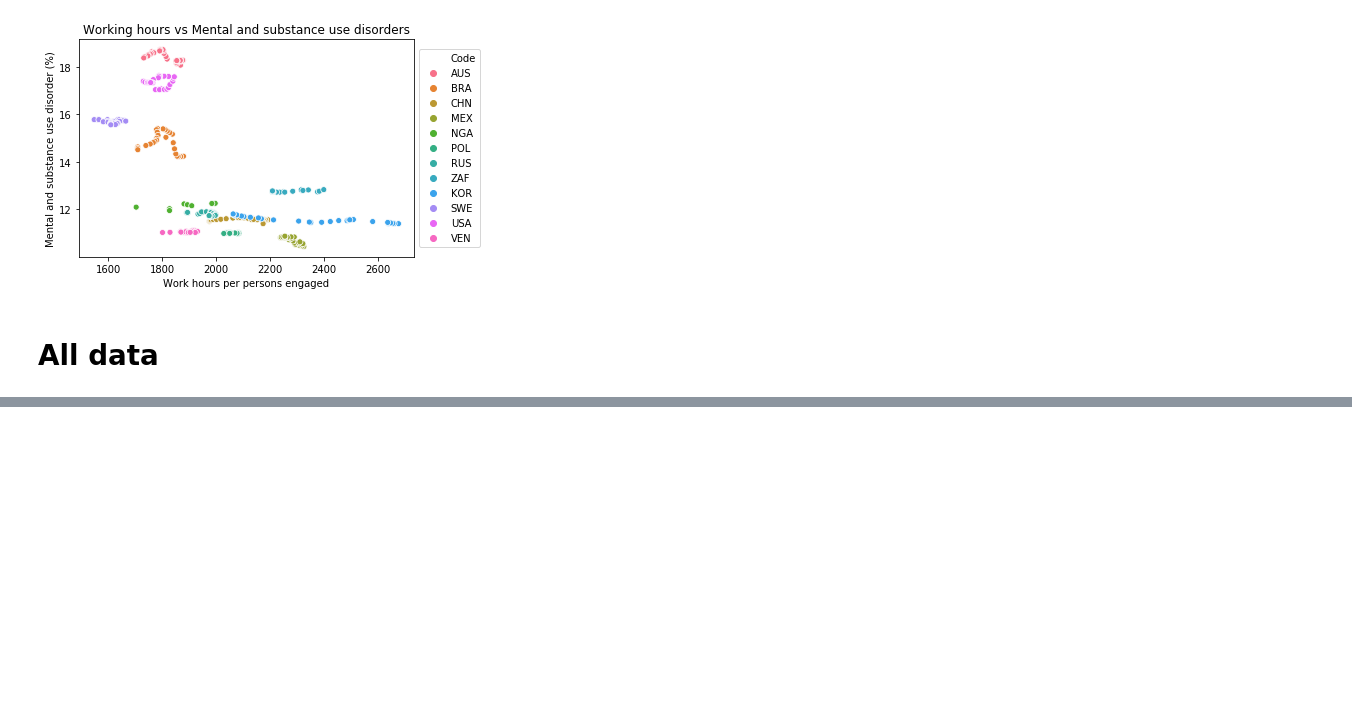
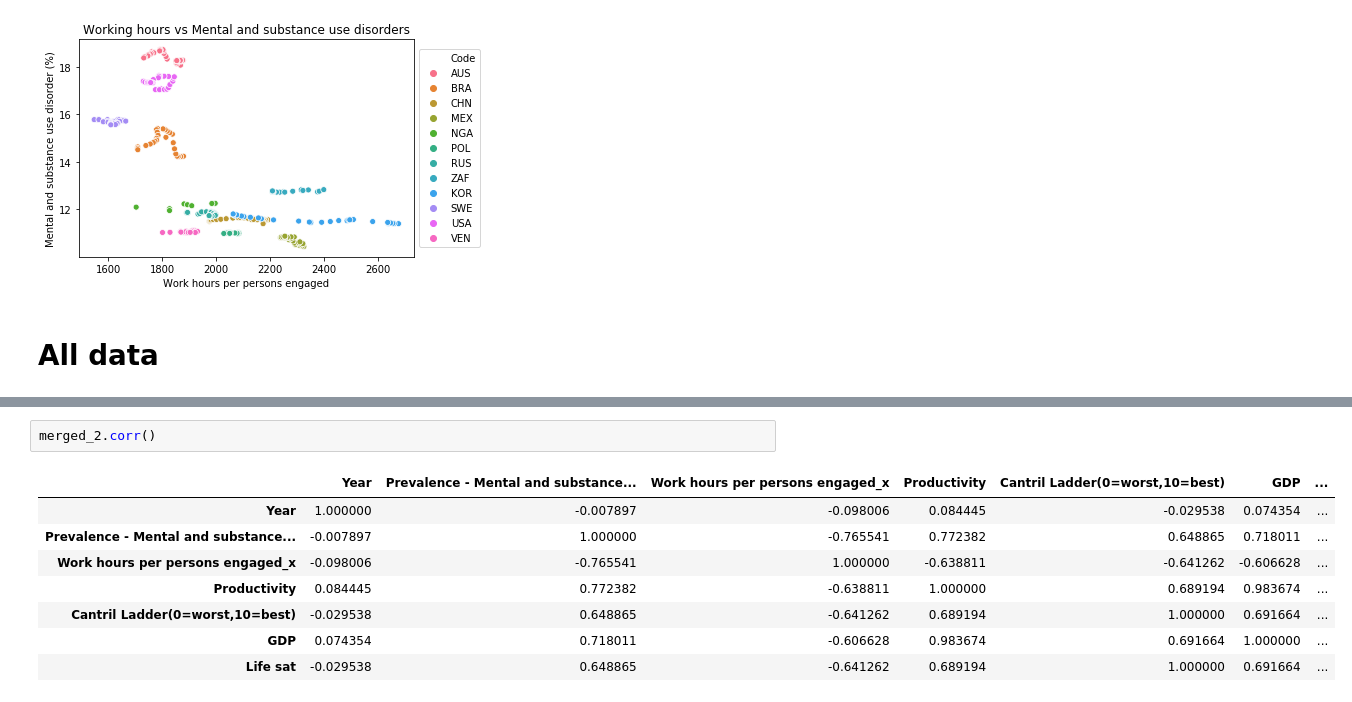
Before and after one commit to JeremyBrent/RUDS_project_1, a Jupyter notebook: Jeremys_notebook/Data_analysis.ipynb, the cells around one changed output, grey strips where cells are left out. Cells and saved outputs as stored; diff of their text form; blank space fills up the shorter version.

```diff
--- a/Jeremys_notebook/Data_analysis.ipynb
+++ b/Jeremys_notebook/Data_analysis.ipynb
@@ -425,0 +449,11 @@ merged_df_2
+# %%
+merged_2.corr()
+# %% [output]
+|  | Year | Prevalence - Mental and substance... | Work hours per persons engaged_x | Productivity | Cantril Ladder(0=worst,10=best) | GDP | ... |
+| Year | 1.000000 | -0.007897 | -0.098006 | 0.084445 | -0.029538 | 0.074354 | ... |
+| Prevalence - Mental and substance... | -0.007897 | 1.000000 | -0.765541 | 0.772382 | 0.648865 | 0.718011 | ... |
+| Work hours per persons engaged_x | -0.098006 | -0.765541 | 1.000000 | -0.638811 | -0.641262 | -0.606628 | ... |
+| Productivity | 0.084445 | 0.772382 | -0.638811 | 1.000000 | 0.689194 | 0.983674 | ... |
+| Cantril Ladder(0=worst,10=best) | -0.029538 | 0.648865 | -0.641262 | 0.689194 | 1.000000 | 0.691664 | ... |
+| GDP | 0.074354 | 0.718011 | -0.606628 | 0.983674 | 0.691664 | 1.000000 | ... |
+| Life sat | -0.029538 | 0.648865 | -0.641262 | 0.689194 | 1.000000 | 0.691664 | ... |
```
Also changed, not shown: parts of 7 cells of this notebook, 2 other files.
